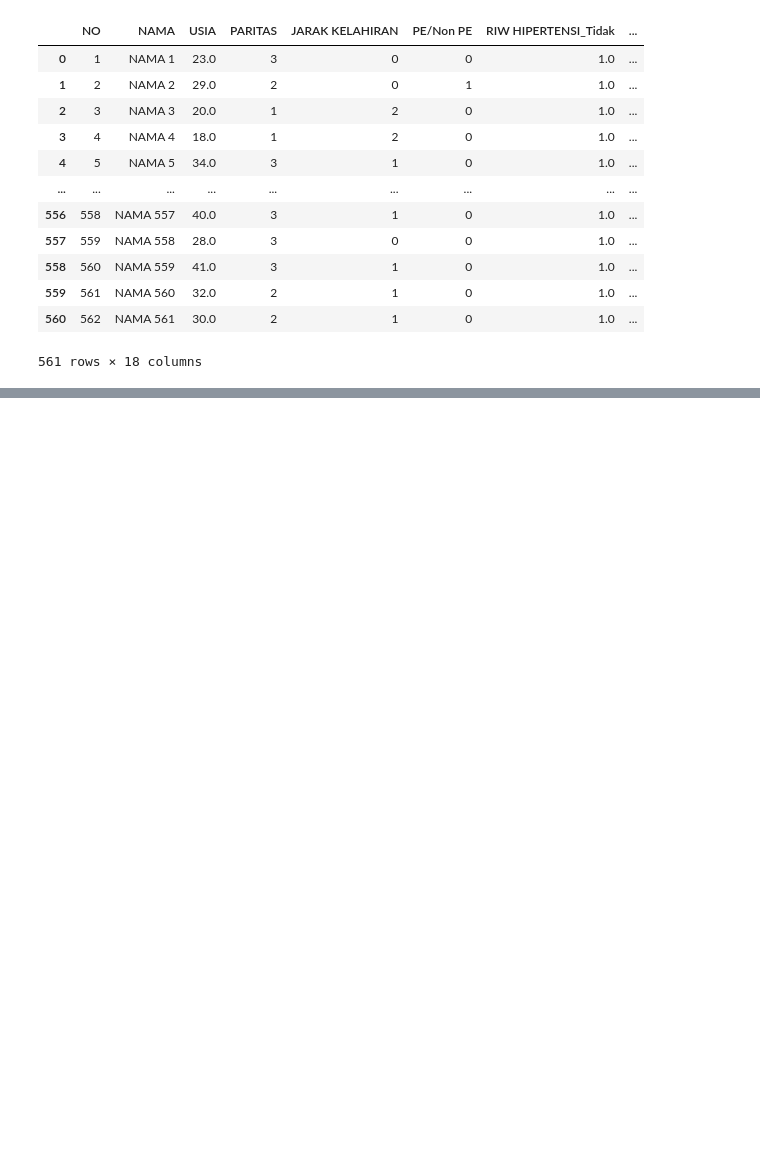
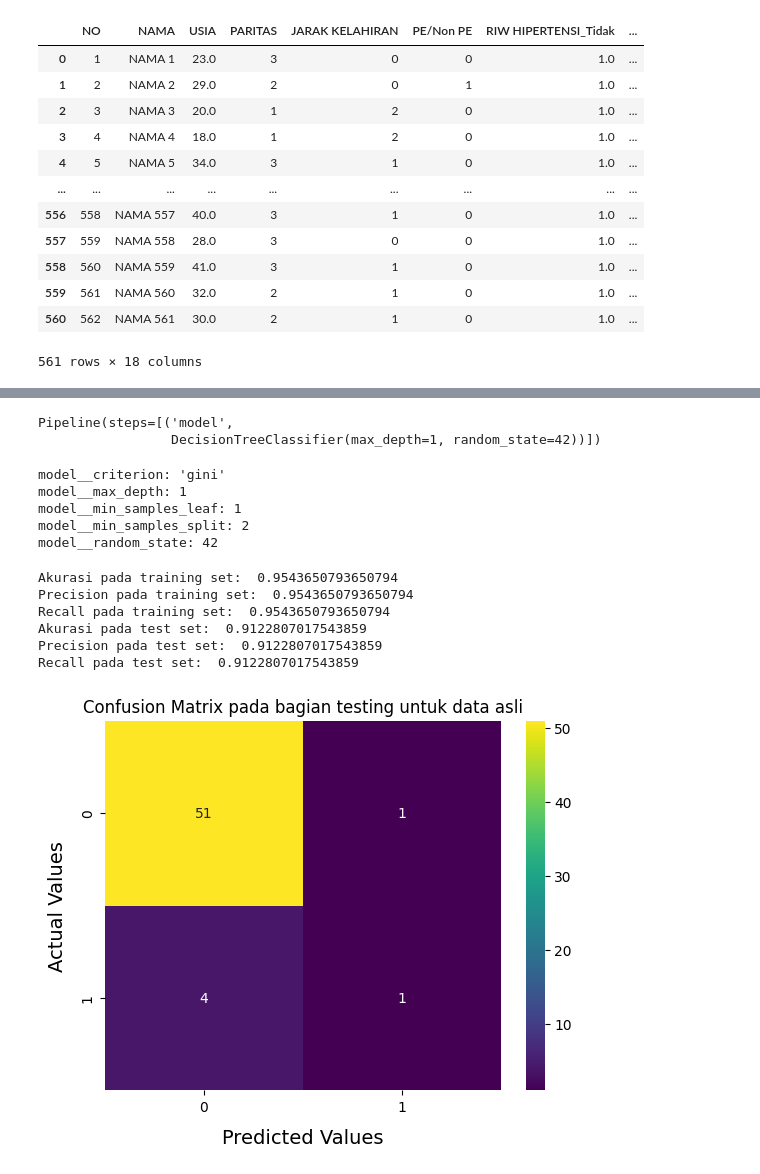
Before and after one commit to rreennn/Data-Mining-1, a Jupyter notebook: Tugas2DataMining.ipynb, the cells around one changed output, grey strips where cells are left out. Cells and saved outputs as stored; diff of their text form; code cells hidden in the pictures; blank space fills up the shorter version.

```diff
--- a/Tugas2DataMining.ipynb
+++ b/Tugas2DataMining.ipynb
@@ -506,0 +616,8 @@ datasets.to_csv('datasets-jadi.csv', index=False)
+# %%
+classifier_dt_pipeline = Pipeline([
+                          ('model',DecisionTreeClassifier()),
+                          ])
+# %%
+ori_classifier_dt = GridSearchCV(classifier_dt_pipeline, parameters_dt, cv=3, n_jobs=-1)
+# %%
+ori_classifier_dt.fit(X_train,Y_train.ravel())
@@ -506,0 +633,51 @@ datasets.to_csv('datasets-jadi.csv', index=False)
+# %%
+ori_classifier_dt.best_estimator_
+# %% [output]
+Pipeline(steps=[('model',
+                 DecisionTreeClassifier(max_depth=1, random_state=42))])
+# %%
+for param_name in sorted(parameters_dt.keys()):
+    print('%s: %r' %(param_name,ori_classifier_dt.best_params_[param_name]))
+# %% [output]
+model__criterion: 'gini'
+model__max_depth: 1
+model__min_samples_leaf: 1
+model__min_samples_split: 2
+model__random_state: 42
+# %%
+ori_y_pred_dt_train = ori_classifier_dt.predict(X_train)
+
+ori_accuracy_dt_train = accuracy_score(Y_train,ori_y_pred_dt_train)
+print('Akurasi pada training set: ', ori_accuracy_dt_train)
+
+ori_precision_dt_train = precision_score(Y_train,ori_y_pred_dt_train, average='micro')
+print('Precision pada training set: ', ori_precision_dt_train)
+
+ori_recall_dt_train = recall_score(Y_train,ori_y_pred_dt_train, average='micro')
+print('Recall pada training set: ', ori_recall_dt_train)
+
+ori_y_pred_dt_test = ori_classifier_dt.predict(X_test)
+
+ori_accuracy_dt_test = accuracy_score(Y_test,ori_y_pred_dt_test)
+print('Akurasi pada test set: ', ori_accuracy_dt_test)
+
+ori_precision_dt_test = precision_score(Y_test,ori_y_pred_dt_test, average='micro')
+print('Precision pada test set: ', ori_precision_dt_test)
+
+ori_recall_dt_test = recall_score(Y_test,ori_y_pred_dt_test, average='micro')
+print('Recall pada test set: ', ori_recall_dt_test)
+# %% [output]
+Akurasi pada training set:  0.9543650793650794
+Precision pada training set:  0.9543650793650794
+Recall pada training set:  0.9543650793650794
+Akurasi pada test set:  0.9122807017543859
+Precision pada test set:  0.9122807017543859
+Recall pada test set:  0.9122807017543859
+# %%
+sns.heatmap(confusion_matrix(Y_test,ori_y_pred_dt_test),annot=True,cmap='viridis', fmt='.0f')
+plt.xlabel('Predicted Values', fontdict={'size':14}, labelpad=10)
+plt.ylabel('Actual Values', fontdict={'size':14}, labelpad=10)
+plt.title('Confusion Matrix pada bagian testing untuk data asli')
+plt.show()
+# %% [output]
+[figure, added]
```
Also changed, not shown: parts of 16 cells of this notebook.
